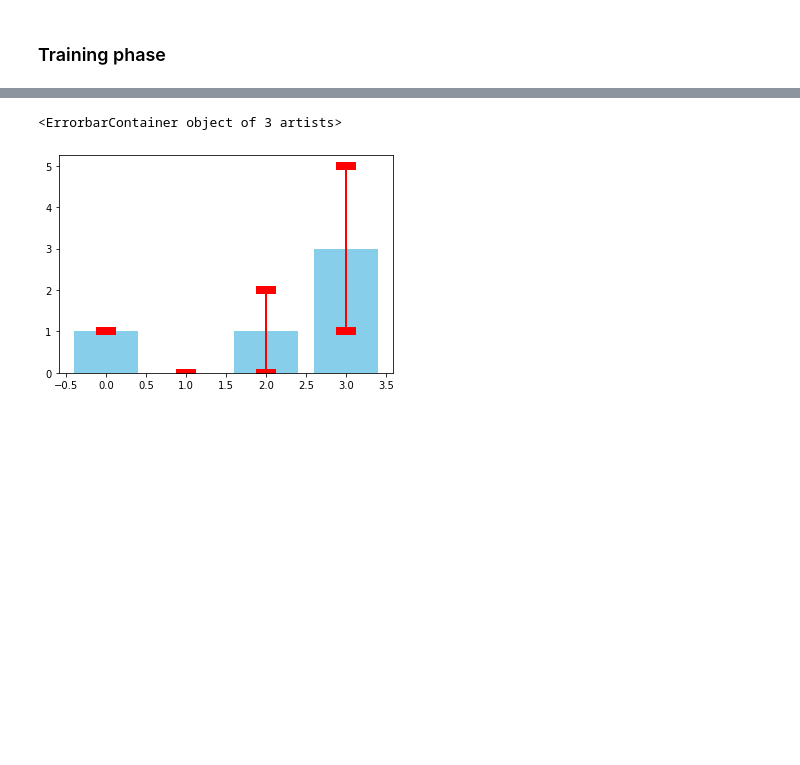
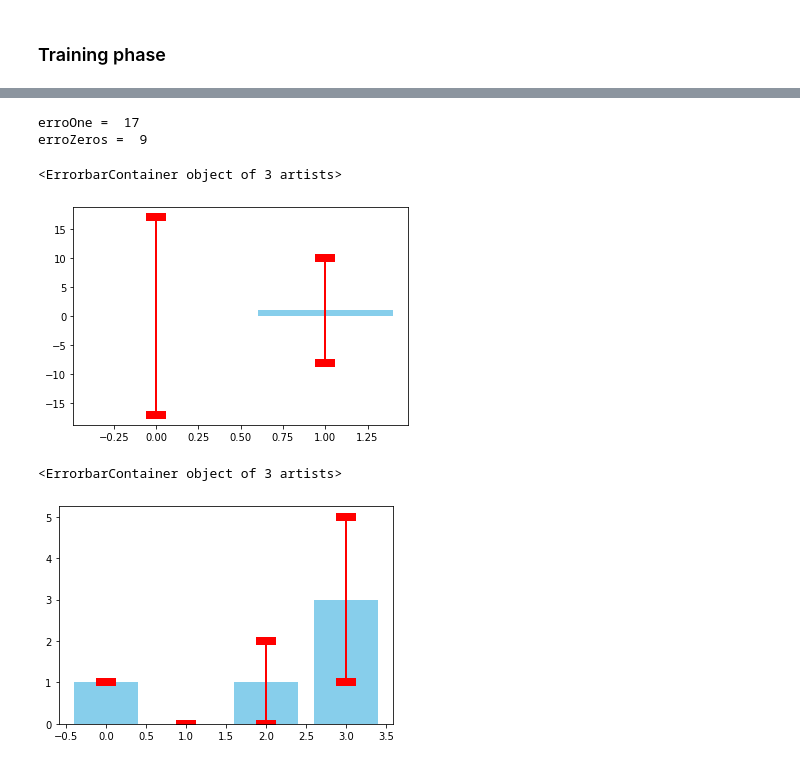
Before and after one commit to Panongbene/masster2IPP, a Jupyter notebook: TP_Perceptron_BOUNHAR_SWADOGO1.ipynb, the cells around one changed output, grey strips where cells are left out. Cells and saved outputs as stored; diff of their text form; code cells hidden in the pictures; blank space fills up the shorter version.

```diff
--- a/TP_Perceptron_BOUNHAR_SWADOGO1.ipynb
+++ b/TP_Perceptron_BOUNHAR_SWADOGO1.ipynb
@@ -193 +179,9 @@ plotData(X_train, Y_train)
+# %%
+def shuffleData(X, Y):
+    """ This function shuffles the data in order to evaluate the model at best. """
+    Z = list(zip(X, Y))
+    random.shuffle(Z)
+    X, Y = zip(*Z)
+
+    return X, Y
 # %%
@@ -224,3 +224,19 @@ for lr in learningRates :
+# %%
+# errors that has been made (for the last trained perceptron)
+print("erroOne = ",errorOnes)
+print("erroZeros = ",errorZeros)
+
+
+values = [0, 1]
+errorValues = [errorOnes, errorZeros]
+
+plt.bar(range(len(values)), values, color = 'skyblue')
+plt.errorbar(range(len(values)), values, yerr = errorValues,fmt = 'none', capsize = 10, ecolor = 'red', elinewidth = 2, capthick = 8)
+# %% [output]
+erroOne =  17
+erroZeros =  9
+<ErrorbarContainer object of 3 artists>
+[figure, added]
 # %%
 values = [1, 0, 1, 3]
 errorValues = [0, 0, 1, 2]
```
Also changed, not shown: parts of 15 cells of this notebook.
